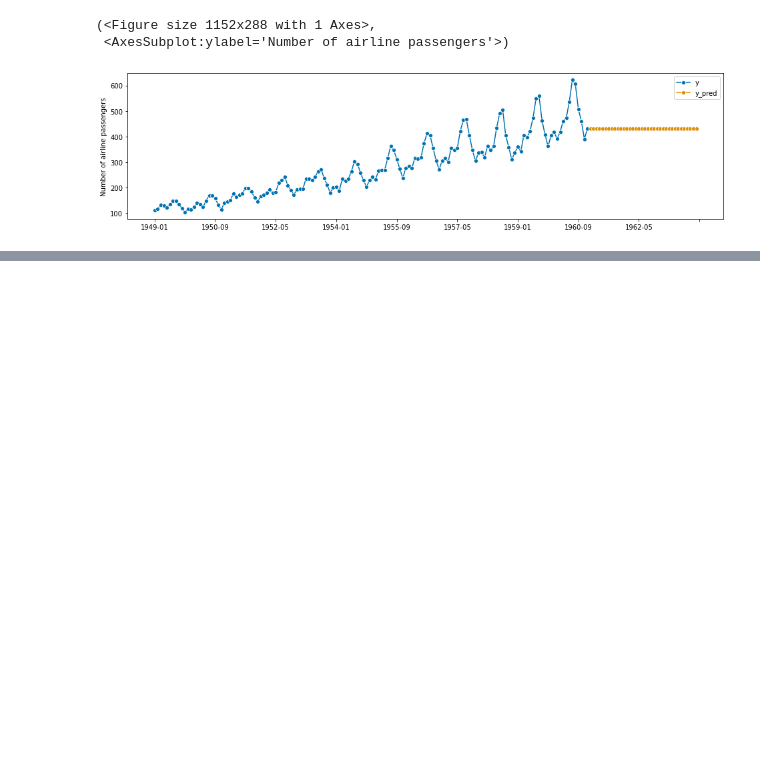
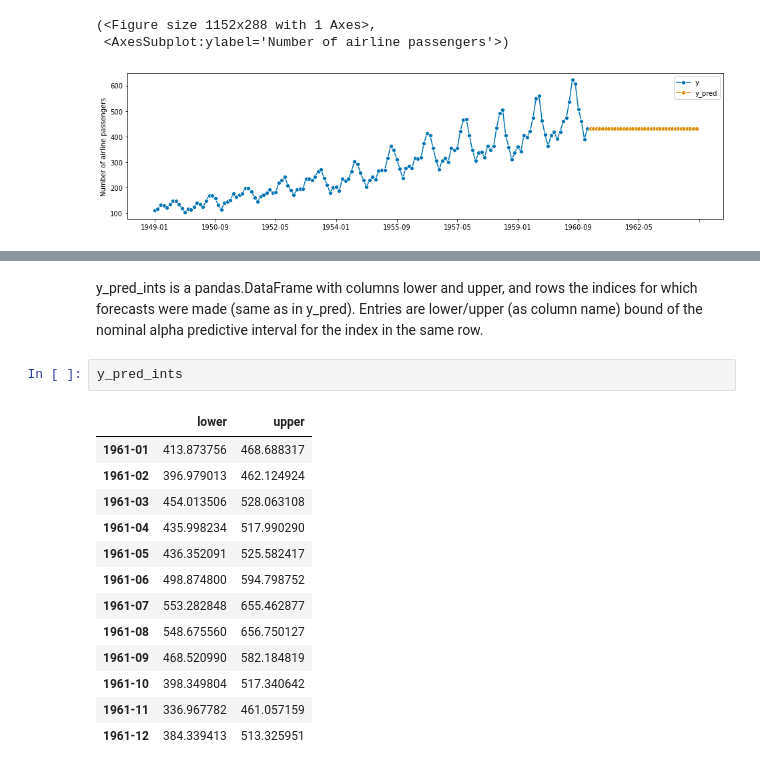
Before and after one commit to TNTran92/sktime, a Jupyter notebook: introduction_to_sktime/01 - Basic Forecasting Workflow.ipynb, the cells around one changed output, grey strips where cells are left out. Saved outputs shown, nothing was run; the diff lists cells and outputs as text; blank space fills up the shorter version.

```diff
--- a/introduction_to_sktime/01 - Basic Forecasting Workflow.ipynb
+++ b/introduction_to_sktime/01 - Basic Forecasting Workflow.ipynb
@@ -197,0 +288,18 @@ plot_series(y, y_pred, labels=["y", "y_pred"])
+# %% [markdown]
+y_pred_ints is a pandas.DataFrame with columns lower and upper, and rows the indices for which forecasts were made (same as in y_pred). Entries are lower/upper (as column name) bound of the nominal alpha predictive interval for the index in the same row.
+# %%
+y_pred_ints
+# %% [output]
+|  | lower | upper |
+| 1961-01 | 413.873756 | 468.688317 |
+| 1961-02 | 396.979013 | 462.124924 |
+| 1961-03 | 454.013506 | 528.063108 |
+| 1961-04 | 435.998234 | 517.990290 |
+| 1961-05 | 436.352091 | 525.582417 |
+| 1961-06 | 498.874800 | 594.798752 |
+| 1961-07 | 553.282848 | 655.462877 |
+| 1961-08 | 548.675560 | 656.750127 |
+| 1961-09 | 468.520990 | 582.184819 |
+| 1961-10 | 398.349804 | 517.340642 |
+| 1961-11 | 336.967782 | 461.057159 |
+| 1961-12 | 384.339413 | 513.325951 |
```
Also changed, not shown: parts of 12 cells of this notebook, 1 other file.
